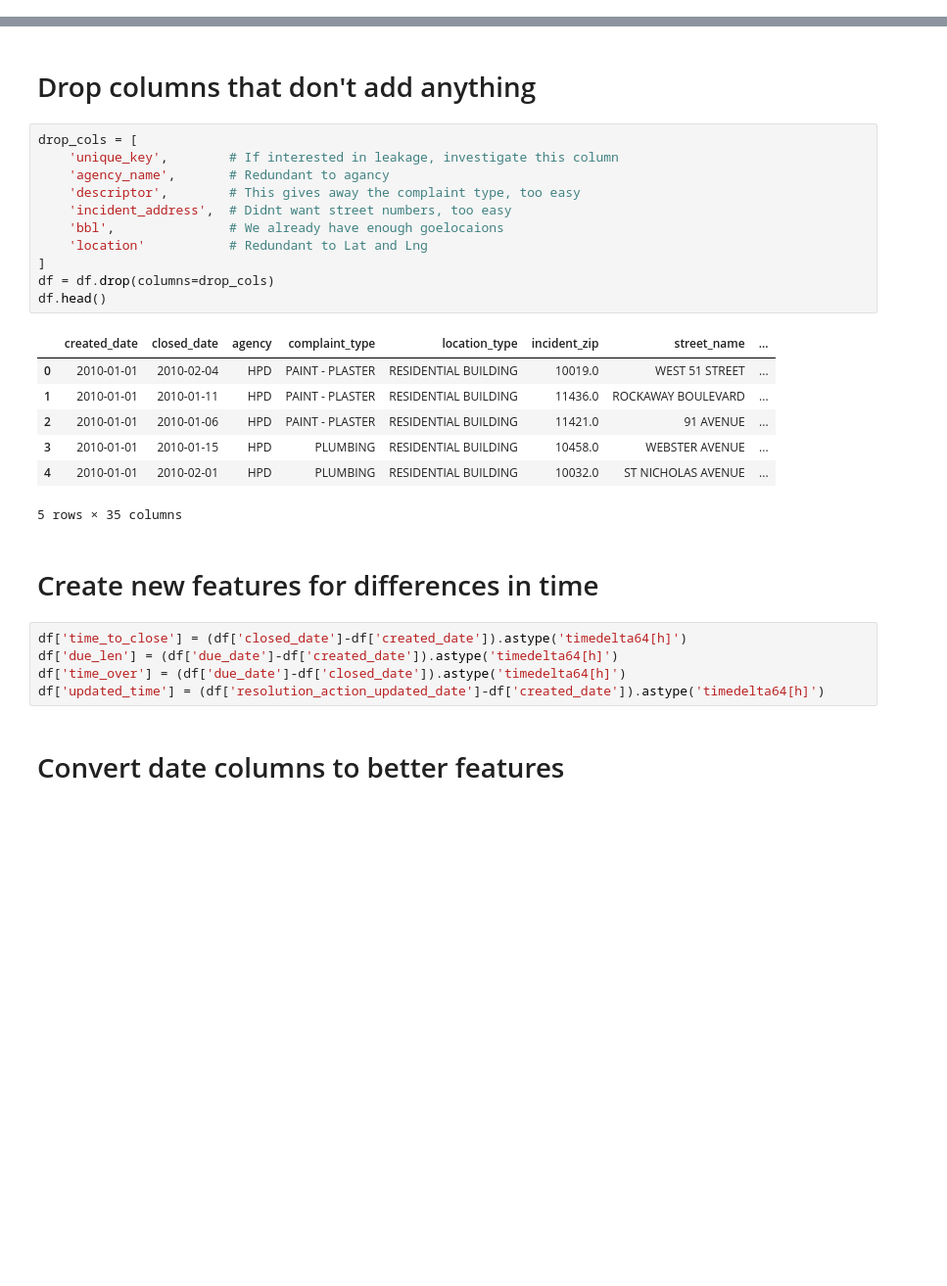
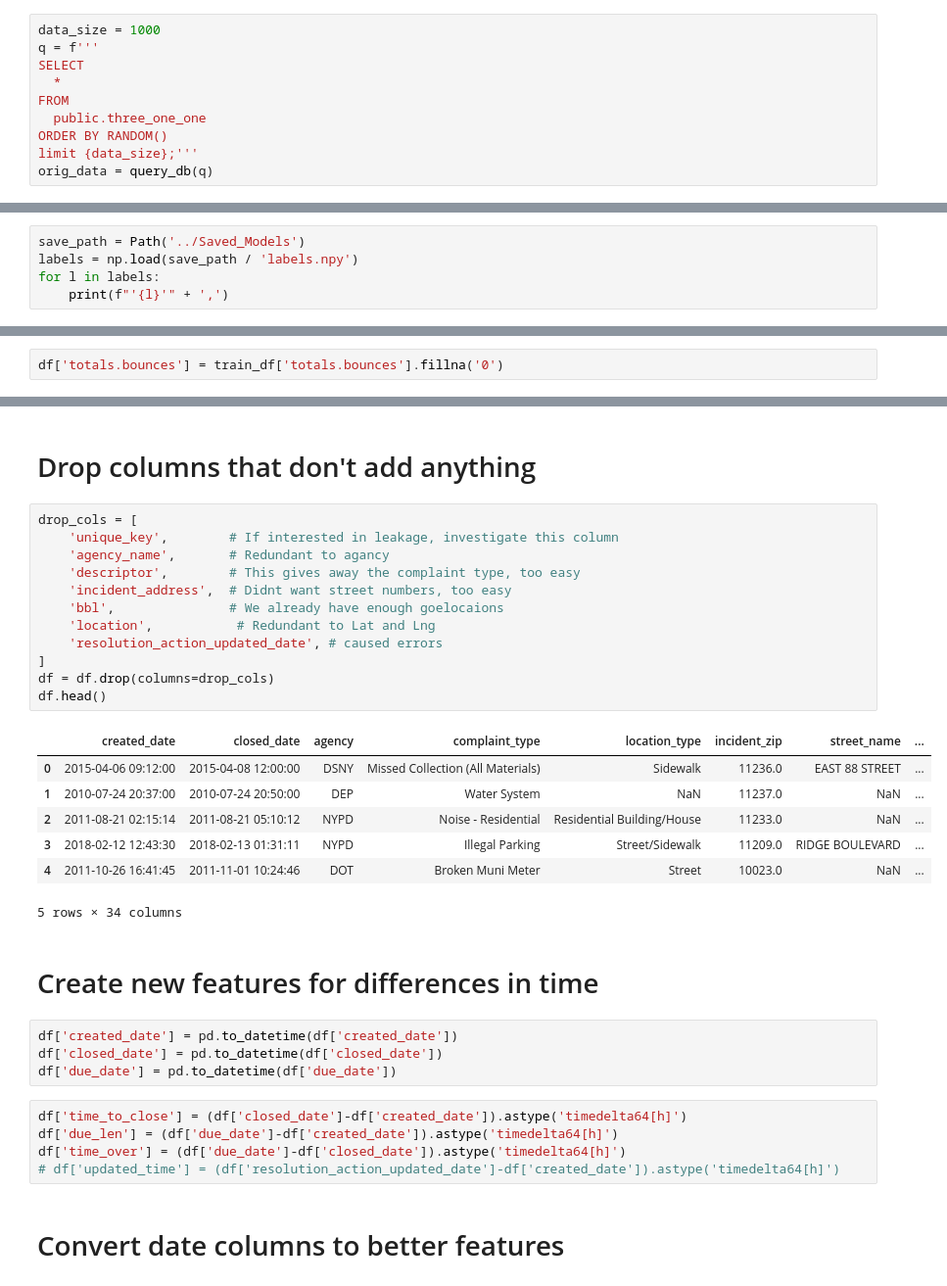
Before and after one commit to eric-freiling/new_york_311, a Jupyter notebook: Notebooks/fastai.ipynb, the cells around one changed output, grey strips where cells are left out. Shown: that part at 98% size. Drawn from its saved outputs; the diff is of its cells as text; blank space fills up the shorter version.

```diff
--- a/Notebooks/fastai.ipynb
+++ b/Notebooks/fastai.ipynb
@@ -40,0 +98,10 @@ orig_data = query_db(f'SELECT * FROM public.three_one_one limit 100000;')
+# %%
+data_size = 1000
+q = f'''
+SELECT
+  *
+FROM
+  public.three_one_one
+ORDER BY RANDOM()
+limit {data_size};'''
+orig_data = query_db(q)
@@ -102,0 +195,5 @@ labels = sorted_types
+# %%
+save_path = Path('../Saved_Models')
+labels = np.load(save_path / 'labels.npy')
+for l in labels:
+    print(f"'{l}'" + ',')
@@ -194 +311,3 @@ df.head()
 5 rows × 41 columns
+# %%
+df['totals.bounces'] = train_df['totals.bounces'].fillna('0')
@@ -197,29 +327,34 @@ df.head()
 # %%
 drop_cols = [
     'unique_key',        # If interested in leakage, investigate this column
     'agency_name',       # Redundant to agancy
     'descriptor',        # This gives away the complaint type, too easy
     'incident_address',  # Didnt want street numbers, too easy
     'bbl',               # We already have enough goelocaions
-    'location'           # Redundant to Lat and Lng
+    'location',           # Redundant to Lat and Lng
+    'resolution_action_updated_date', # caused errors
 ]
 df = df.drop(columns=drop_cols)
 df.head()
 # %% [output]
 |  | created_date | closed_date | agency | complaint_type | location_type | incident_zip | street_name | ... |
-| 0 | 2010-01-01 | 2010-02-04 | HPD | PAINT - PLASTER | RESIDENTIAL BUILDING | 10019.0 | WEST 51 STREET | ... |
-| 1 | 2010-01-01 | 2010-01-11 | HPD | PAINT - PLASTER | RESIDENTIAL BUILDING | 11436.0 | ROCKAWAY BOULEVARD | ... |
-| 2 | 2010-01-01 | 2010-01-06 | HPD | PAINT - PLASTER | RESIDENTIAL BUILDING | 11421.0 | 91 AVENUE | ... |
-| 3 | 2010-01-01 | 2010-01-15 | HPD | PLUMBING | RESIDENTIAL BUILDING | 10458.0 | WEBSTER AVENUE | ... |
-| 4 | 2010-01-01 | 2010-02-01 | HPD | PLUMBING | RESIDENTIAL BUILDING | 10032.0 | ST NICHOLAS AVENUE | ... |
+| 0 | 2015-04-06 09:12:00 | 2015-04-08 12:00:00 | DSNY | Missed Collection (All Materials) | Sidewalk | 11236.0 | EAST 88 STREET | ... |
+| 1 | 2010-07-24 20:37:00 | 2010-07-24 20:50:00 | DEP | Water System | NaN | 11237.0 | NaN | ... |
+| 2 | 2011-08-21 02:15:14 | 2011-08-21 05:10:12 | NYPD | Noise - Residential | Residential Building/House | 11233.0 | NaN | ... |
+| 3 | 2018-02-12 12:43:30 | 2018-02-13 01:31:11 | NYPD | Illegal Parking | Street/Sidewalk | 11209.0 | RIDGE BOULEVARD | ... |
+| 4 | 2011-10-26 16:41:45 | 2011-11-01 10:24:46 | DOT | Broken Muni Meter | Street | 10023.0 | NaN | ... |
-5 rows × 35 columns
+5 rows × 34 columns
 # %% [markdown]
 # Create new features for differences in time
+# %%
+df['created_date'] = pd.to_datetime(df['created_date'])
+df['closed_date'] = pd.to_datetime(df['closed_date'])
+df['due_date'] = pd.to_datetime(df['due_date'])
 # %%
 df['time_to_close'] = (df['closed_date']-df['created_date']).astype('timedelta64[h]')
 df['due_len'] = (df['due_date']-df['created_date']).astype('timedelta64[h]')
 df['time_over'] = (df['due_date']-df['closed_date']).astype('timedelta64[h]')
-df['updated_time'] = (df['resolution_action_updated_date']-df['created_date']).astype('timedelta64[h]')
+# df['updated_time'] = (df['resolution_action_updated_date']-df['created_date']).astype('timedelta64[h]')
 # %% [markdown]
 # Convert date columns to better features
 # %%
```
Also changed, not shown: parts of 58 cells of this notebook, 4 other files.
